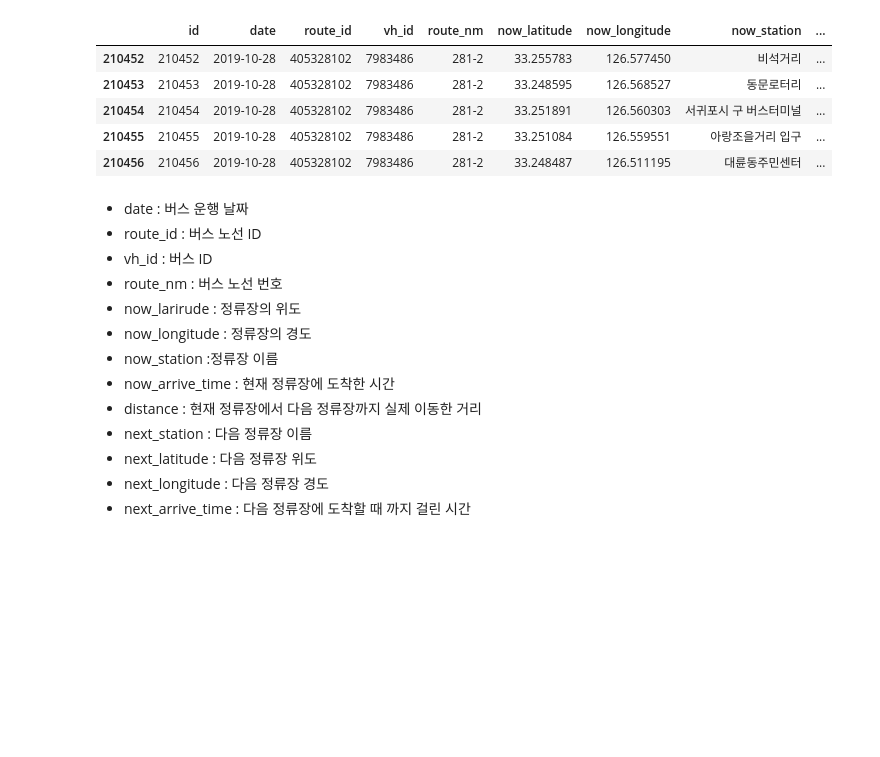
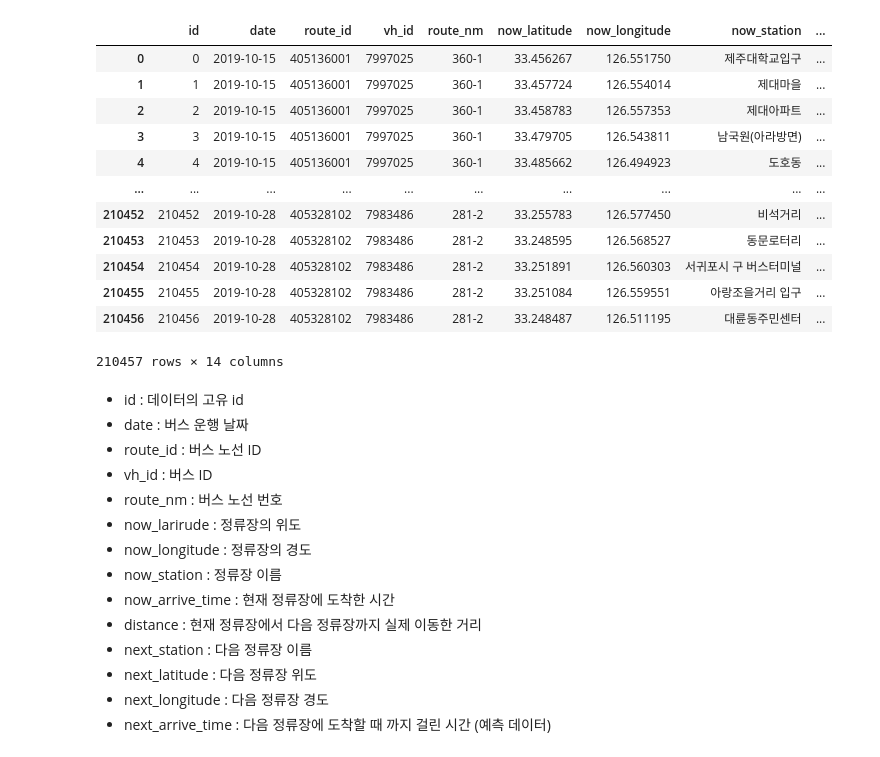
Before and after one commit to woojinhong03/My_Study_In_2022, a Jupyter notebook: bus.ipynb, the cells around one changed output. Saved outputs shown, nothing was run; the diff lists cells and outputs as text; code cells hidden in the pictures; blank space fills up the shorter version.

```diff
--- a/bus.ipynb
+++ b/bus.ipynb
@@ -19,9 +11,0 @@ data = pd.read_csv("/content/drive/MyDrive/Kaggle Study/버스 운행시간/trai
-# %%
-data.tail()
-# %% [output]
-|  | id | date | route_id | vh_id | route_nm | now_latitude | now_longitude | now_station | ... |
-| 210452 | 210452 | 2019-10-28 | 405328102 | 7983486 | 281-2 | 33.255783 | 126.577450 | 비석거리 | ... |
-| 210453 | 210453 | 2019-10-28 | 405328102 | 7983486 | 281-2 | 33.248595 | 126.568527 | 동문로터리 | ... |
-| 210454 | 210454 | 2019-10-28 | 405328102 | 7983486 | 281-2 | 33.251891 | 126.560303 | 서귀포시 구 버스터미널 | ... |
-| 210455 | 210455 | 2019-10-28 | 405328102 | 7983486 | 281-2 | 33.251084 | 126.559551 | 아랑조을거리 입구 | ... |
-| 210456 | 210456 | 2019-10-28 | 405328102 | 7983486 | 281-2 | 33.248487 | 126.511195 | 대륜동주민센터 | ... |
@@ -28,14 +19,33 @@ data.tail()
+# %%
+train = pd.read_csv("/content/drive/MyDrive/Kaggle Study/버스 운행시간/train.csv")
+# %%
+train
+# %% [output]
+|  | id | date | route_id | vh_id | route_nm | now_latitude | now_longitude | now_station | ... |
+| 0 | 0 | 2019-10-15 | 405136001 | 7997025 | 360-1 | 33.456267 | 126.551750 | 제주대학교입구 | ... |
+| 1 | 1 | 2019-10-15 | 405136001 | 7997025 | 360-1 | 33.457724 | 126.554014 | 제대마을 | ... |
+| 2 | 2 | 2019-10-15 | 405136001 | 7997025 | 360-1 | 33.458783 | 126.557353 | 제대아파트 | ... |
+| 3 | 3 | 2019-10-15 | 405136001 | 7997025 | 360-1 | 33.479705 | 126.543811 | 남국원(아라방면) | ... |
+| 4 | 4 | 2019-10-15 | 405136001 | 7997025 | 360-1 | 33.485662 | 126.494923 | 도호동 | ... |
+| ... | ... | ... | ... | ... | ... | ... | ... | ... | ... |
+| 210452 | 210452 | 2019-10-28 | 405328102 | 7983486 | 281-2 | 33.255783 | 126.577450 | 비석거리 | ... |
+| 210453 | 210453 | 2019-10-28 | 405328102 | 7983486 | 281-2 | 33.248595 | 126.568527 | 동문로터리 | ... |
+| 210454 | 210454 | 2019-10-28 | 405328102 | 7983486 | 281-2 | 33.251891 | 126.560303 | 서귀포시 구 버스터미널 | ... |
+| 210455 | 210455 | 2019-10-28 | 405328102 | 7983486 | 281-2 | 33.251084 | 126.559551 | 아랑조을거리 입구 | ... |
+| 210456 | 210456 | 2019-10-28 | 405328102 | 7983486 | 281-2 | 33.248487 | 126.511195 | 대륜동주민센터 | ... |
+210457 rows × 14 columns
 # %% [markdown]
+- id : 데이터의 고유 id
 - date : 버스 운행 날짜
 - route_id : 버스 노선 ID
 - vh_id : 버스 ID
 - route_nm : 버스 노선 번호
 - now_larirude : 정류장의 위도
 - now_longitude : 정류장의 경도
-- now_station :정류장 이름
+- now_station : 정류장 이름
 - now_arrive_time : 현재 정류장에 도착한 시간
 - distance : 현재 정류장에서 다음 정류장까지 실제 이동한 거리
 - next_station : 다음 정류장 이름
 - next_latitude : 다음 정류장 위도
 - next_longitude : 다음 정류장 경도
-- next_arrive_time : 다음 정류장에 도착할 때 까지 걸린 시간
+- next_arrive_time : 다음 정류장에 도착할 때 까지 걸린 시간 (예측 데이터)
```
Also changed, not shown: parts of 6 cells of this notebook.
